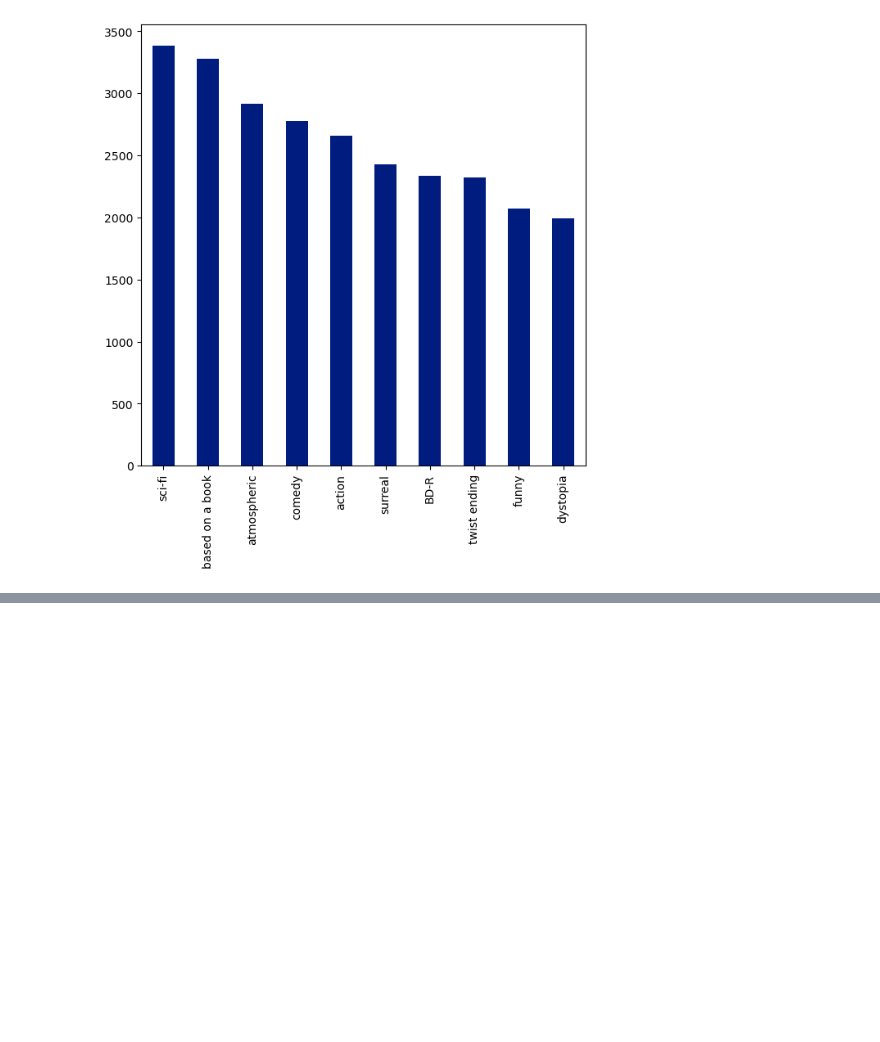
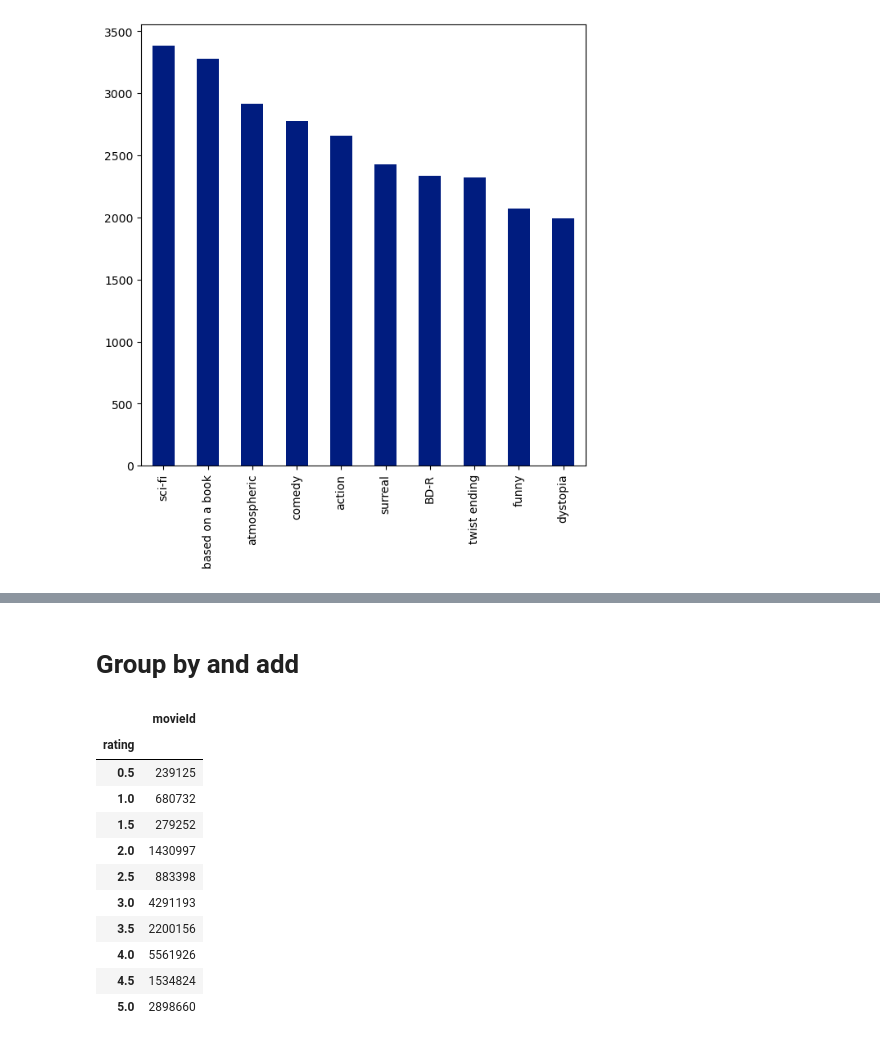
Before and after one commit to AnSardG/Machine_Learning_2022, a Jupyter notebook: Jupyter Exercises/Pandas/movielens.ipynb, the cells around one changed output, grey strips where cells are left out. Cells and saved outputs as stored; diff of their text form; code cells hidden in the pictures; blank space fills up the shorter version.

Commit message:
Join, merge and count pandas

```diff
--- a/Jupyter Exercises/Pandas/movielens.ipynb
+++ b/Jupyter Exercises/Pandas/movielens.ipynb
@@ -474,0 +510,19 @@ tag_counts[:10].plot(kind="bar", figsize=(7,7))
+# %% [markdown]
+# Group by and add
+# %%
+ratings_count = ratings[['movieId','rating']].groupby('rating').count()
+ratings_count
+# ratings.shape
+# %% [output]
+|  | movieId |
+| rating |  |
+| 0.5 | 239125 |
+| 1.0 | 680732 |
+| 1.5 | 279252 |
+| 2.0 | 1430997 |
+| 2.5 | 883398 |
+| 3.0 | 4291193 |
+| 3.5 | 2200156 |
+| 4.0 | 5561926 |
+| 4.5 | 1534824 |
+| 5.0 | 2898660 |
```
Also changed, not shown: parts of 10 cells of this notebook.
